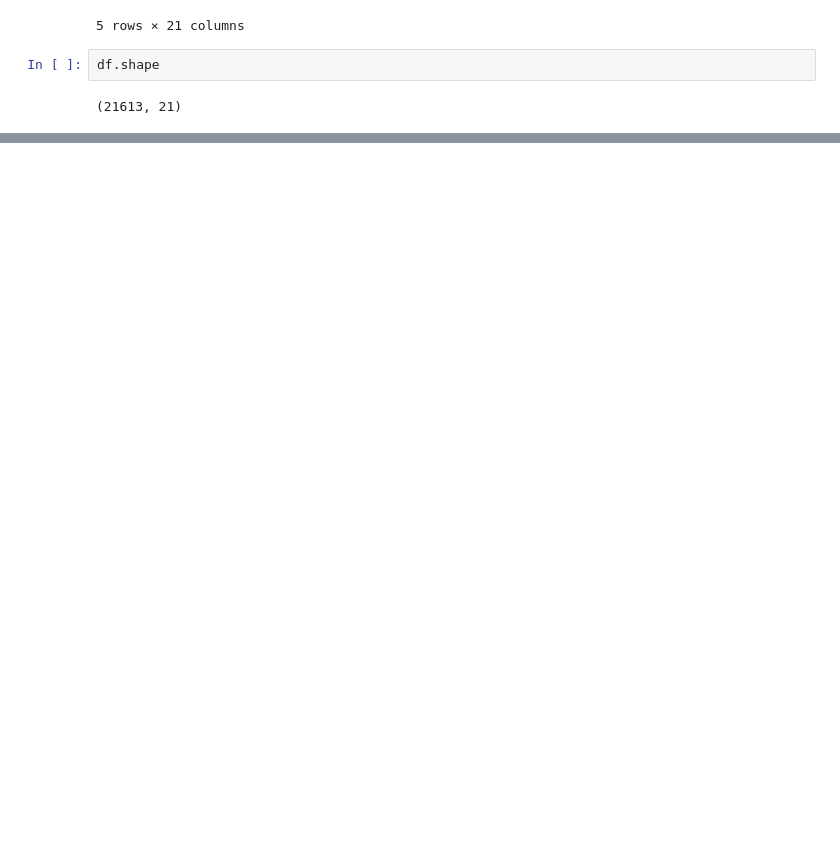
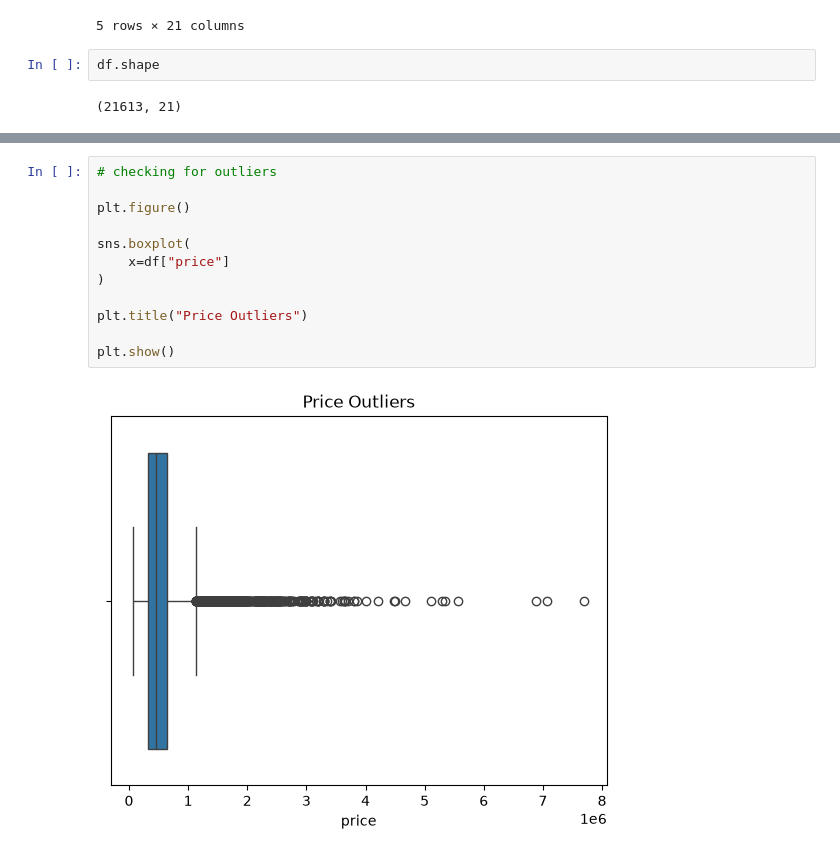
Before and after one commit to MaestroBolu/Construction-Real-Estate---Geospatial-Valuation-via-Spatial-Embeddings, a Jupyter notebook: notebooks/eda.ipynb, the cells around one changed output, grey strips where cells are left out. Saved outputs shown, nothing was run; the diff lists cells and outputs as text; blank space fills up the shorter version.

```diff
--- a/notebooks/eda.ipynb
+++ b/notebooks/eda.ipynb
@@ -29,0 +81,14 @@ df.shape
+# %%
+# checking for outliers
+
+plt.figure()
+
+sns.boxplot(
+    x=df["price"]
+)
+
+plt.title("Price Outliers")
+
+plt.show()
+# %% [output]
+[figure, added]
```
Also changed, not shown: parts of 6 cells of this notebook.
